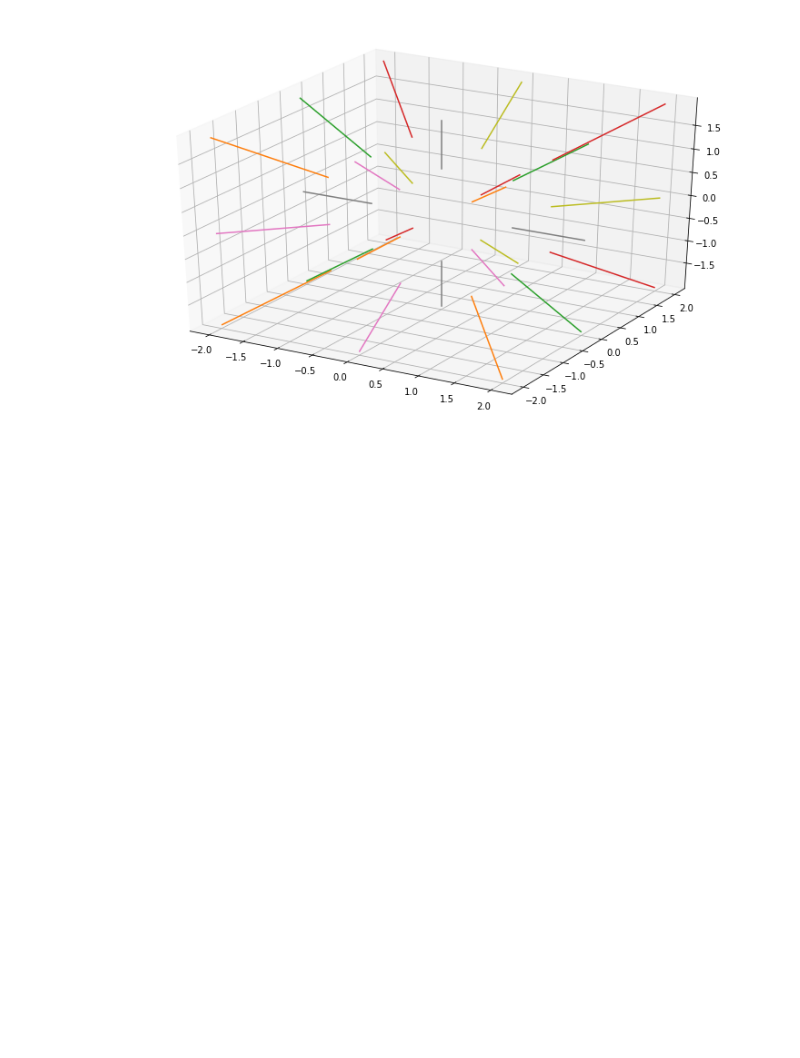
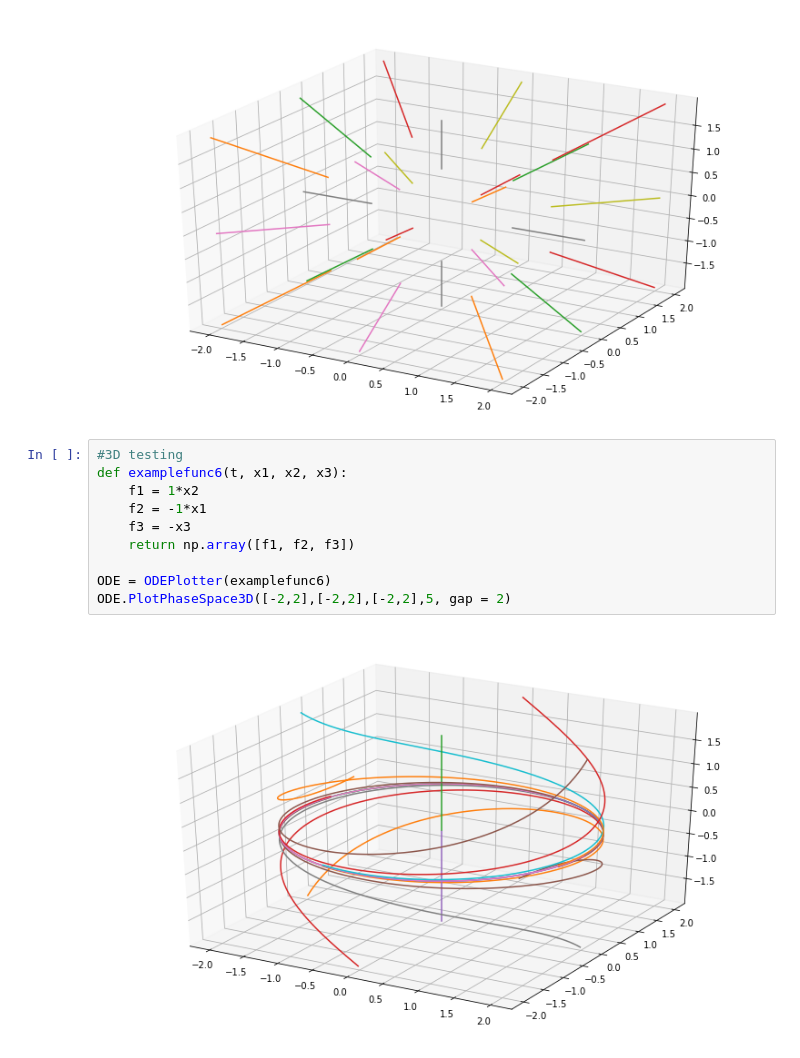
Before and after one commit to Hitthesurf/Helium_Atom, a Jupyter notebook: Numerical_Integration.ipynb, the cells around one changed output. Saved outputs shown, nothing was run; the diff lists cells and outputs as text; blank space fills up the shorter version.

```diff
--- a/Numerical_Integration.ipynb
+++ b/Numerical_Integration.ipynb
@@ -289,3 +180,15 @@ ODE = ODEPlotter(examplefunc5)
 ODE.PlotPhaseSpace3D([-2,2],[-2,2],[-2,2],5, gap = 1)
 # %% [output]
 [figure]
+# %%
+#3D testing
+def examplefunc6(t, x1, x2, x3):
+    f1 = 1*x2
+    f2 = -1*x1
+    f3 = -x3
+    return np.array([f1, f2, f3])
+
+ODE = ODEPlotter(examplefunc6)
+ODE.PlotPhaseSpace3D([-2,2],[-2,2],[-2,2],5, gap = 2)
+# %% [output]
+[figure, added]
```
Also changed, not shown: parts of 2 cells of this notebook, 2 other files.
